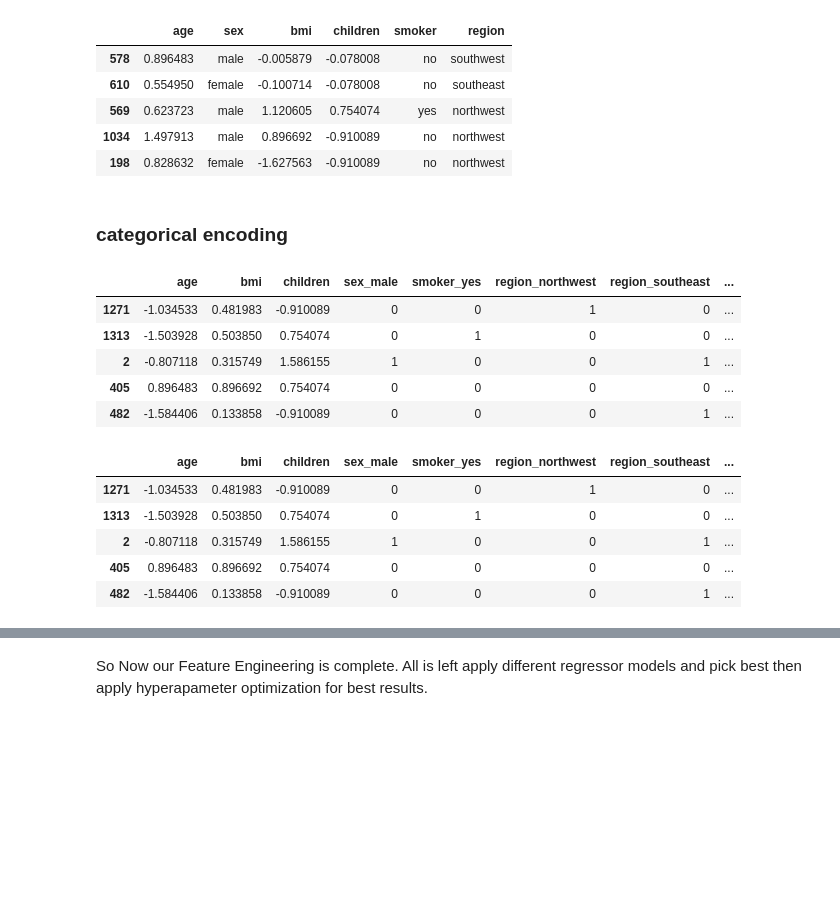
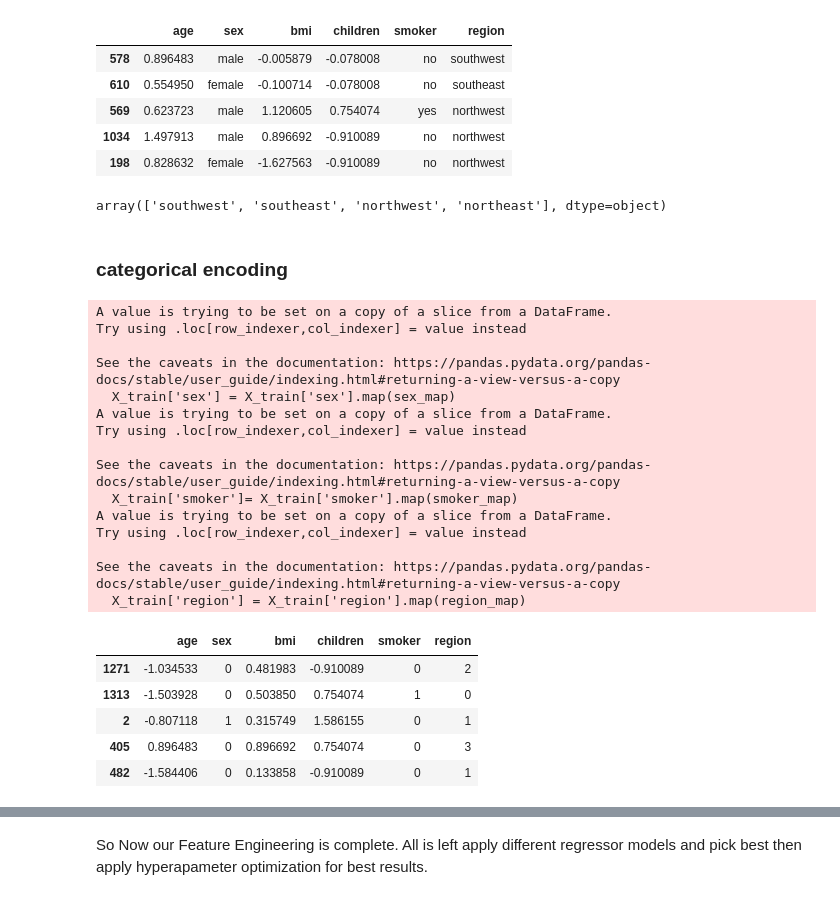
Before and after one commit to ikaushikpal/Insurance_Premium_Prediction, a Jupyter notebook: jNotebook Files/Insurance Premium Prediction.ipynb, the cells around one changed output, grey strips where cells are left out. Cells and saved outputs as stored; diff of their text form; code cells hidden in the pictures; blank space fills up the shorter version.

```diff
--- a/jNotebook Files/Insurance Premium Prediction.ipynb
+++ b/jNotebook Files/Insurance Premium Prediction.ipynb
@@ -713,26 +715,42 @@ X_test.head()
 | 569 | 0.623723 | male | 1.120605 | 0.754074 | yes | northwest |
 | 1034 | 1.497913 | male | 0.896692 | -0.910089 | no | northwest |
 | 198 | 0.828632 | female | -1.627563 | -0.910089 | no | northwest |
+# %%
+X['region'].unique()
+# %% [output]
+array(['southwest', 'southeast', 'northwest', 'northeast'], dtype=object)
 # %% [markdown]
 ### categorical encoding
 # %%
-pd.get_dummies(X_train,columns=categorical_cols, drop_first=True).head()
+sex_map = {'male':1, 'female':0}
+smoker_map = {'yes':1, 'no':0}
+region_map = {'southwest':0, 'southeast':1, 'northwest':2, 'northeast':3}
-# %% [output]
-|  | age | bmi | children | sex_male | smoker_yes | region_northwest | region_southeast | ... |
-| 1271 | -1.034533 | 0.481983 | -0.910089 | 0 | 0 | 1 | 0 | ... |
-| 1313 | -1.503928 | 0.503850 | 0.754074 | 0 | 1 | 0 | 0 | ... |
-| 2 | -0.807118 | 0.315749 | 1.586155 | 1 | 0 | 0 | 1 | ... |
-| 405 | 0.896483 | 0.896692 | 0.754074 | 0 | 0 | 0 | 0 | ... |
-| 482 | -1.584406 | 0.133858 | -0.910089 | 0 | 0 | 0 | 1 | ... |
 # %%
-X_train = pd.get_dummies(X_train,columns=categorical_cols, drop_first=True)
+X_train['sex'] = X_train['sex'].map(sex_map)
+X_train['smoker']= X_train['smoker'].map(smoker_map)
+X_train['region'] = X_train['region'].map(region_map)
 
 X_train.head()
 # %% [output]
+A value is trying to be set on a copy of a slice from a DataFrame.
+Try using .loc[row_indexer,col_indexer] = value instead
+
+See the caveats in the documentation: https://pandas.pydata.org/pandas-docs/stable/user_guide/indexing.html#returning-a-view-versus-a-copy
+  X_train['sex'] = X_train['sex'].map(sex_map)
+A value is trying to be set on a copy of a slice from a DataFrame.
+Try using .loc[row_indexer,col_indexer] = value instead
+
+See the caveats in the documentation: https://pandas.pydata.org/pandas-docs/stable/user_guide/indexing.html#returning-a-view-versus-a-copy
+  X_train['smoker']= X_train['smoker'].map(smoker_map)
+A value is trying to be set on a copy of a slice from a DataFrame.
+Try using .loc[row_indexer,col_indexer] = value instead
+
+See the caveats in the documentation: https://pandas.pydata.org/pandas-docs/stable/user_guide/indexing.html#returning-a-view-versus-a-copy
+  X_train['region'] = X_train['region'].map(region_map)
-|  | age | bmi | children | sex_male | smoker_yes | region_northwest | region_southeast | ... |
-| 1271 | -1.034533 | 0.481983 | -0.910089 | 0 | 0 | 1 | 0 | ... |
-| 1313 | -1.503928 | 0.503850 | 0.754074 | 0 | 1 | 0 | 0 | ... |
-| 2 | -0.807118 | 0.315749 | 1.586155 | 1 | 0 | 0 | 1 | ... |
-| 405 | 0.896483 | 0.896692 | 0.754074 | 0 | 0 | 0 | 0 | ... |
-| 482 | -1.584406 | 0.133858 | -0.910089 | 0 | 0 | 0 | 1 | ... |
+|  | age | sex | bmi | children | smoker | region |
+| 1271 | -1.034533 | 0 | 0.481983 | -0.910089 | 0 | 2 |
+| 1313 | -1.503928 | 0 | 0.503850 | 0.754074 | 1 | 0 |
+| 2 | -0.807118 | 1 | 0.315749 | 1.586155 | 0 | 1 |
+| 405 | 0.896483 | 0 | 0.896692 | 0.754074 | 0 | 3 |
+| 482 | -1.584406 | 0 | 0.133858 | -0.910089 | 0 | 1 |
 # %%
```
Also changed, not shown: parts of 56 cells of this notebook.
